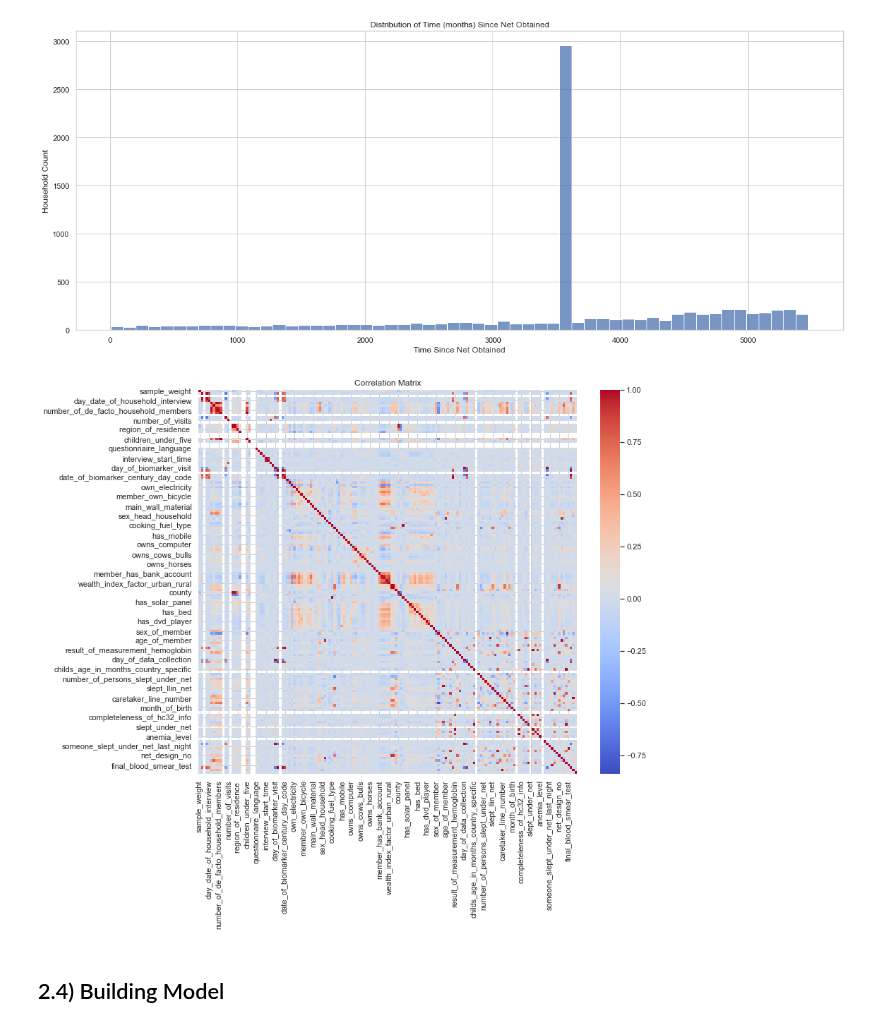
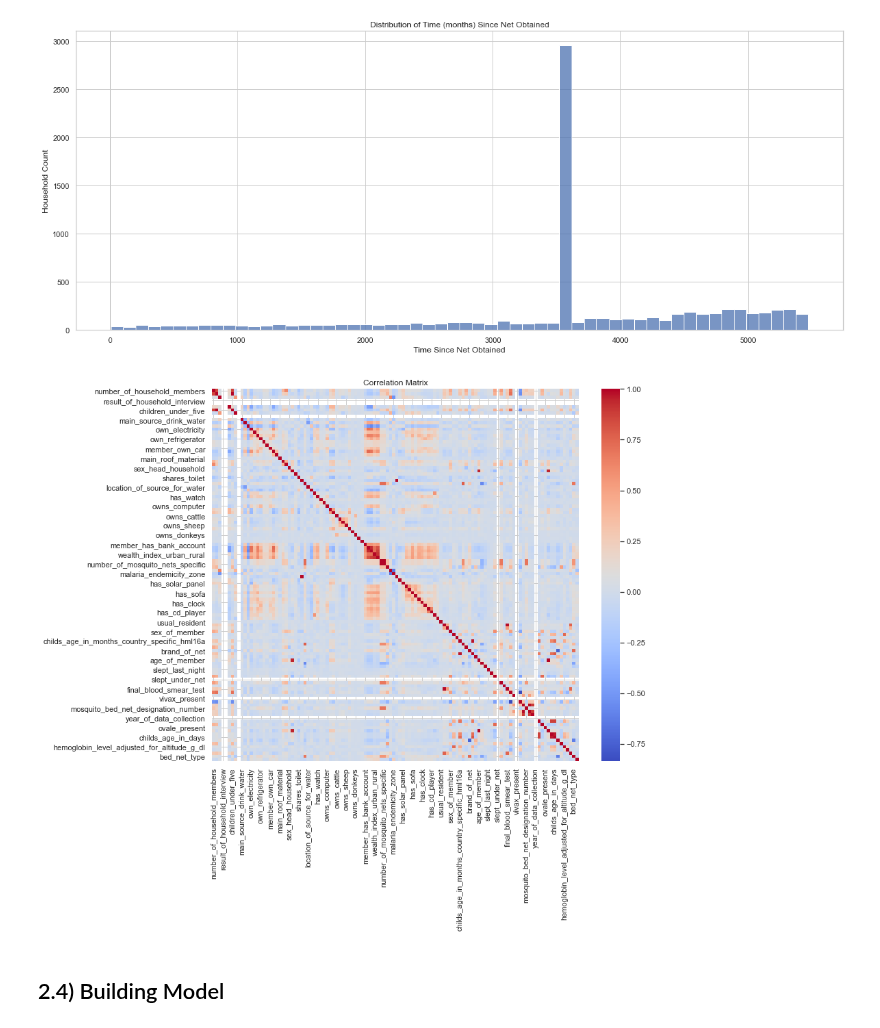
Before and after one commit to Dominic-Mu/dsc-phase-5-group-14-project, a Jupyter notebook: index.ipynb, the cells around one changed output. Drawn from its saved outputs; the diff is of its cells as text; code cells hidden in the pictures.

Commit message:
data cleaning update

```diff
--- a/index.ipynb
+++ b/index.ipynb
@@ -527,3 +527,35 @@ final_blood_smear_test
 0.0    7357
 1.0     595
 Name: count, dtype: int64
+# %%
+columns_to_keep = ['household_id', 'number_of_household_members', 'number_of_children_resident',
+                   'region_of_residence ', 'result_of_household_interview', 'ever_married',
+                   'type_of_place', 'children_under_five', 'cluster_altitude', 'household_hemoglobin_measurements',
+                   'main_source_drink_water', 'time_to_water_source', 'type_toilet_facility', 'own_electricity',
+                   'own_radio', 'own_television', 'own_refrigerator', 'member_own_bicycle', 'member_own_motorcycle',
+                   'member_own_car', 'main_floor_material', 'main_wall_material', 'main_roof_material', 'no_sleep_rooms',
+                   'household_relationship_structure', 'sex_head_household', 'age_household_head', 'household_has_telephone',
+                   'shares_toilet', 'cooking_fuel_type', 'has_mosquito_net', 'location_of_source_for_water', 'toilet_location',
+                   'has_mobile', 'has_watch', 'owns_animaldrawn_cart', 'owns_boat_wmotor', 'owns_computer', 'owns_agric_land',
+                   'owns_livestock', 'owns_cattle', 'owns_cows_bulls', 'owns_goats', 'owns_sheep', 'owns_poultry', 'owns_horses',
+                   'owns_donkeys', 'owns_mules', 'owns_pigs', 'member_has_bank_account', 'wealth_index_comb', 'wealth_index_factor',
+                   'wealth_index_urban_rural', 'wealth_index_factor_urban_rural', 'number_of_mosquito_nets',
+                   'number_of_mosquito_nets_specific', 'children_under_mosquito_net', 'county', 'malaria_endemicity_zone',
+                   'type_of_cooking_device', 'type_of_cooking_fuel_energy', 'has_solar_panel', 'has_table', 'has_chair',
+                   'has_sofa', 'has_bed', 'has_cupboard', 'has_clock', 'has_microwave', 'has_dvd_player', 'has_cd_player',
+                   'use_phone_for_finc_transactions', 'used_mosquito_relellent_spray', 'usual_resident',
+                   'falciparum_present', 'malariae_present', 'sex_of_member', 'anemia_level', 'someone_slept_under_net_last_night',
+                   'childs_age_in_months_country_specific_hml16a', 'slept_llin_net', 'caretaker_line_number', 'brand_of_net',
+                   'childs_age_in_days_country_specific', 'net_from_antenatal_immunization_visit', 'age_of_member',
+                   'months_ago_net_obtained', 'net_observed_by_interviewer', 'slept_last_night', 'individual_file_pregnancy_status',
+                   'female_int_eligibility', 'slept_under_net', 'line_number_of_person_slept_in_net', 'date_measured_month',
+                   'final_blood_smear_test', 'children_hemoglobin_elig', 'blood_smear_bar_code', 'vivax_present',
+                   'hemoglobin_level_g_dl', 'result_of_measurement_hemoglobin', 'mosquito_bed_net_designation_number',
+                   'malaria_measurement_result', 'read_consent_statement_hemoglobin', 'year_of_data_collection', 'child_age_in_months',
+                   'flag_age', 'ovale_present', 'corr_age', 'childs_age_in_months', 'childs_age_in_days', 'insecticide_treated_net',
+                   'number_of_persons_slept_under_net', 'hemoglobin_level_adjusted_for_altitude_g_dl', 'sex', 'rapid_test_result',
+                   'bed_net_type', 'sample_weight']
+
+# Use loc to select specific columns
+df_filtered = df_2_cleaned.loc[:, columns_to_keep]
+df_filtered.head()
@@ -917,19 +948,19 @@ plt.show()
 # %%
 
 # Exploring the correlation matrix
 
 # Excluding non-numeric columns
-numeric_columns = df_2_cleaned.select_dtypes(include='number').columns
+numeric_columns = df_filtered.select_dtypes(include='number').columns
 
 # correlation matrix
 
-corr_matrix = df_2_cleaned[numeric_columns].corr()
+corr_matrix = df_filtered[numeric_columns].corr()
 plt.figure(figsize=(12, 10))
 sns.heatmap(corr_matrix, annot=False, cmap='coolwarm', fmt='.2f')
 plt.title('Correlation Matrix')
 plt.show()
 # %% [output]
-[figure, old version]
+[figure, new version]
 # %% [markdown]
 ## 2.4) Building Model
 # %%
```
Also changed, not shown: parts of 25 cells of this notebook, 4 other files.
